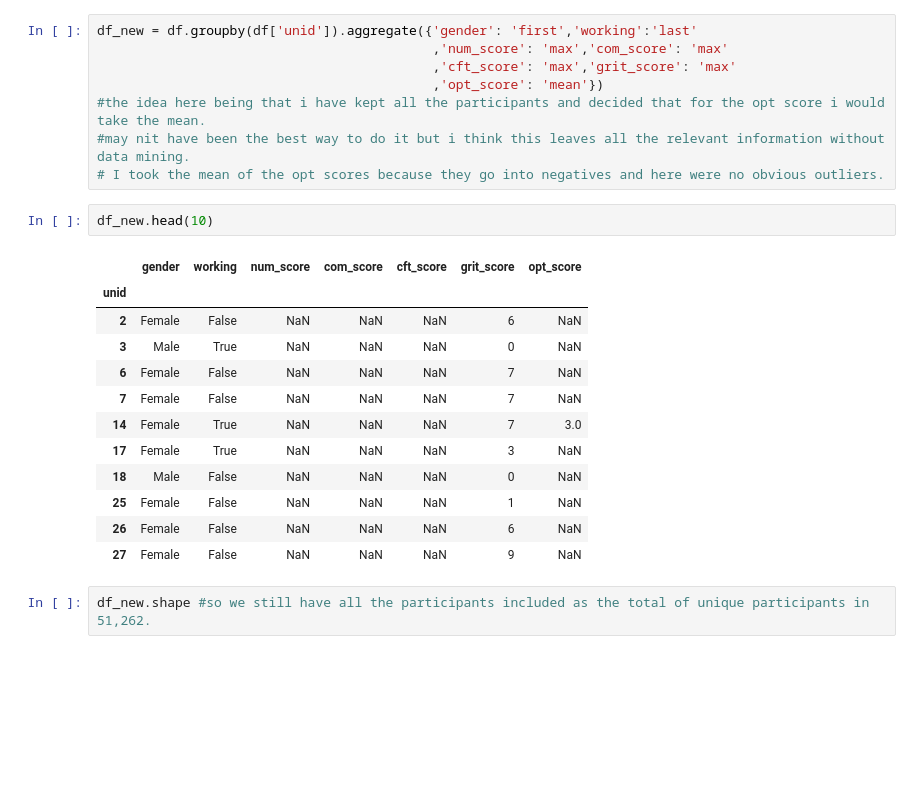
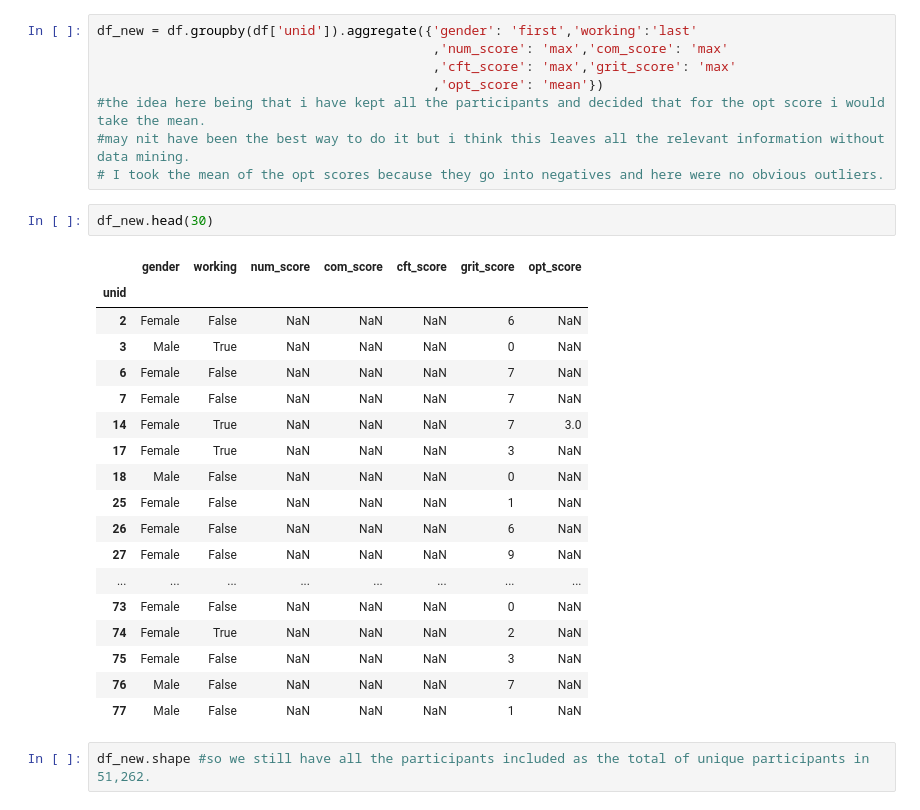
Before and after one commit to smmarjaei/iX_Harambee_Impact_Project, a Jupyter notebook: nick attempt 1.ipynb, the cells around one changed output. Cells and saved outputs as stored; diff of their text form; blank space fills up the shorter version.

```diff
--- a/nick attempt 1.ipynb
+++ b/nick attempt 1.ipynb
@@ -209,20 +223,26 @@ df_new = df.groupby(df['unid']).aggregate({'gender': 'first','working':'last'
 #may nit have been the best way to do it but i think this leaves all the relevant information without data mining.
 # I took the mean of the opt scores because they go into negatives and here were no obvious outliers.
 # %%
-df_new.head(10)
+df_new.head(30)
 # %% [output]
 |  | gender | working | num_score | com_score | cft_score | grit_score | opt_score |
 | unid |  |  |  |  |  |  |  |
 | 2 | Female | False | NaN | NaN | NaN | 6 | NaN |
 | 3 | Male | True | NaN | NaN | NaN | 0 | NaN |
 | 6 | Female | False | NaN | NaN | NaN | 7 | NaN |
 | 7 | Female | False | NaN | NaN | NaN | 7 | NaN |
 | 14 | Female | True | NaN | NaN | NaN | 7 | 3.0 |
 | 17 | Female | True | NaN | NaN | NaN | 3 | NaN |
 | 18 | Male | False | NaN | NaN | NaN | 0 | NaN |
 | 25 | Female | False | NaN | NaN | NaN | 1 | NaN |
 | 26 | Female | False | NaN | NaN | NaN | 6 | NaN |
 | 27 | Female | False | NaN | NaN | NaN | 9 | NaN |
+| ... | ... | ... | ... | ... | ... | ... | ... |
+| 73 | Female | False | NaN | NaN | NaN | 0 | NaN |
+| 74 | Female | True | NaN | NaN | NaN | 2 | NaN |
+| 75 | Female | False | NaN | NaN | NaN | 3 | NaN |
+| 76 | Male | False | NaN | NaN | NaN | 7 | NaN |
+| 77 | Male | False | NaN | NaN | NaN | 1 | NaN |
 # %%
 df_new.shape #so we still have all the participants included as the total of unique participants in 51,262.
 # %% [output]
```
Also changed, not shown: parts of 8 cells of this notebook.
